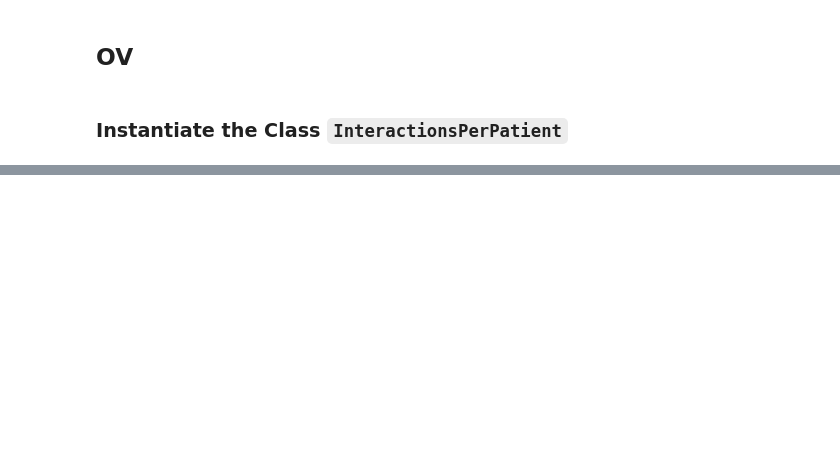
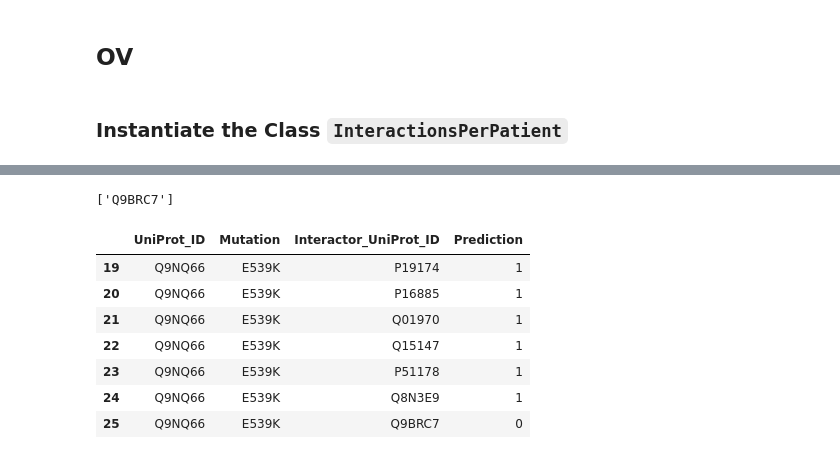
Before and after one commit to ibrahimberb/Predicting-Mutation-Effects, a Jupyter notebook: src/dev/disruptive_interactions_per_patient.ipynb, the cells around one changed output, grey strips where cells are left out. Saved outputs shown, nothing was run; the diff lists cells and outputs as text; code cells hidden in the pictures; blank space fills up the shorter version.

```diff
--- a/src/dev/disruptive_interactions_per_patient.ipynb
+++ b/src/dev/disruptive_interactions_per_patient.ipynb
@@ -1299,0 +308,19 @@ defaultdict(list,
+# %%
+ov_interactions_per_patient.get_disruptive_interactors("Q9NQ66", "E539K")
+# %% [output]
+['Q9BRC7']
+# %%
+ov_prediction_data = ov_interactions_per_patient.prediction_data
+ov_prediction_data[
+    (ov_prediction_data["UniProt_ID"] == "Q9NQ66") &
+    (ov_prediction_data["Mutation"] == "E539K")
+]
+# %% [output]
+|  | UniProt_ID | Mutation | Interactor_UniProt_ID | Prediction |
+| 19 | Q9NQ66 | E539K | P19174 | 1 |
+| 20 | Q9NQ66 | E539K | P16885 | 1 |
+| 21 | Q9NQ66 | E539K | Q01970 | 1 |
+| 22 | Q9NQ66 | E539K | Q15147 | 1 |
+| 23 | Q9NQ66 | E539K | P51178 | 1 |
+| 24 | Q9NQ66 | E539K | Q8N3E9 | 1 |
+| 25 | Q9NQ66 | E539K | Q9BRC7 | 0 |
```
Also changed, not shown: parts of 128 cells of this notebook.
